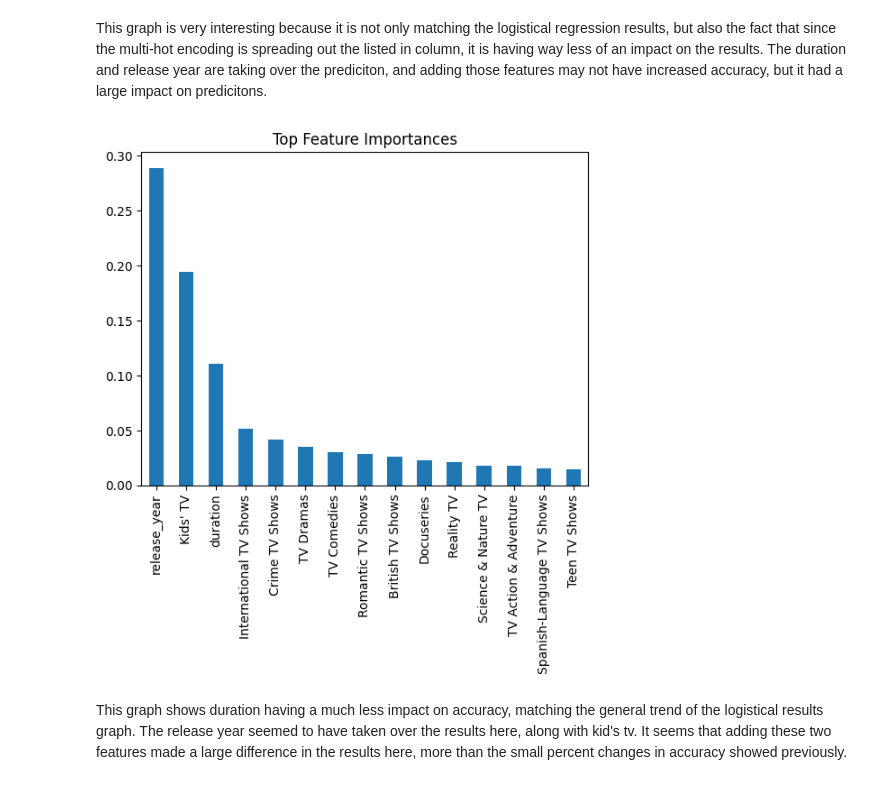
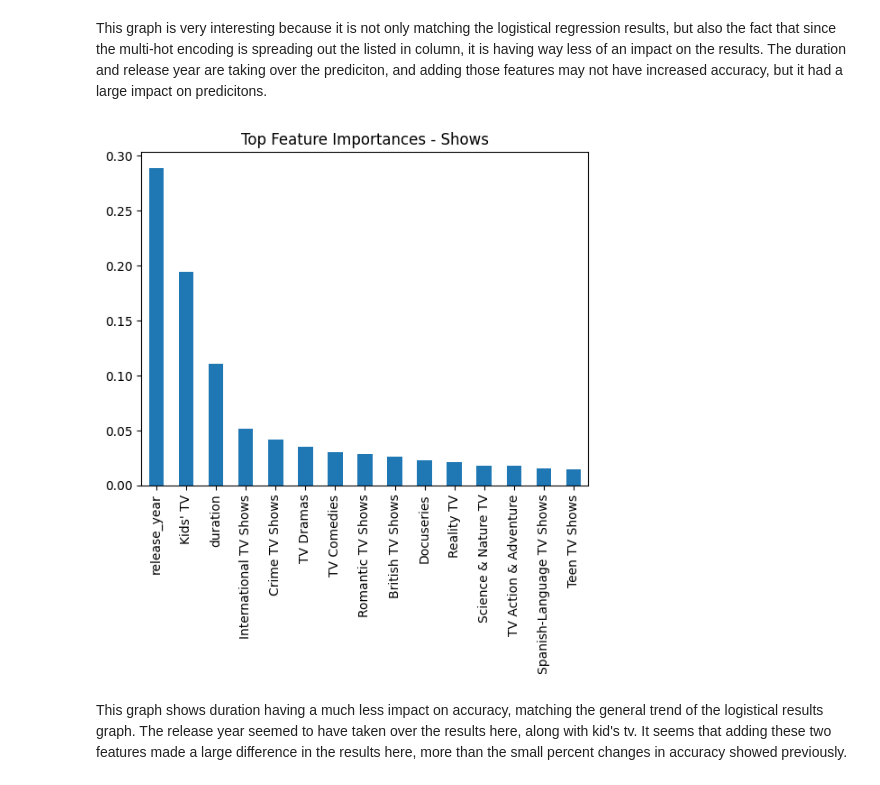
Before and after one commit to Nick-Pleva/Data-Science-Pinnacle-Project, a Jupyter notebook: final_project.ipynb, the cells around one changed output. Saved outputs shown, nothing was run; the diff lists cells and outputs as text; code cells hidden in the pictures.

```diff
--- a/final_project.ipynb
+++ b/final_project.ipynb
@@ -922,13 +922,13 @@ This graph is very interesting because it is not only matching the logistical re
 # %%
 importances = shows_forest.feature_importances_
 feat_names = shows_X.columns
 
 feat_imp = pd.Series(importances, index=feat_names).sort_values(ascending=False)
 
 feat_imp.head(15).plot(kind="bar")
-plt.title("Top Feature Importances")
+plt.title("Top Feature Importances - Shows")
 plt.show()
 # %% [output]
-[figure, old version]
+[figure, new version]
 # %% [markdown]
 This graph shows duration having a much less impact on accuracy, matching the general trend of the logistical results graph. The release year seemed to have taken over the results here, along with kid's tv. It seems that adding these two features made a large difference in the results here, more than the small percent changes in accuracy showed previously.
```
Also changed, not shown: parts of 2 cells of this notebook.
